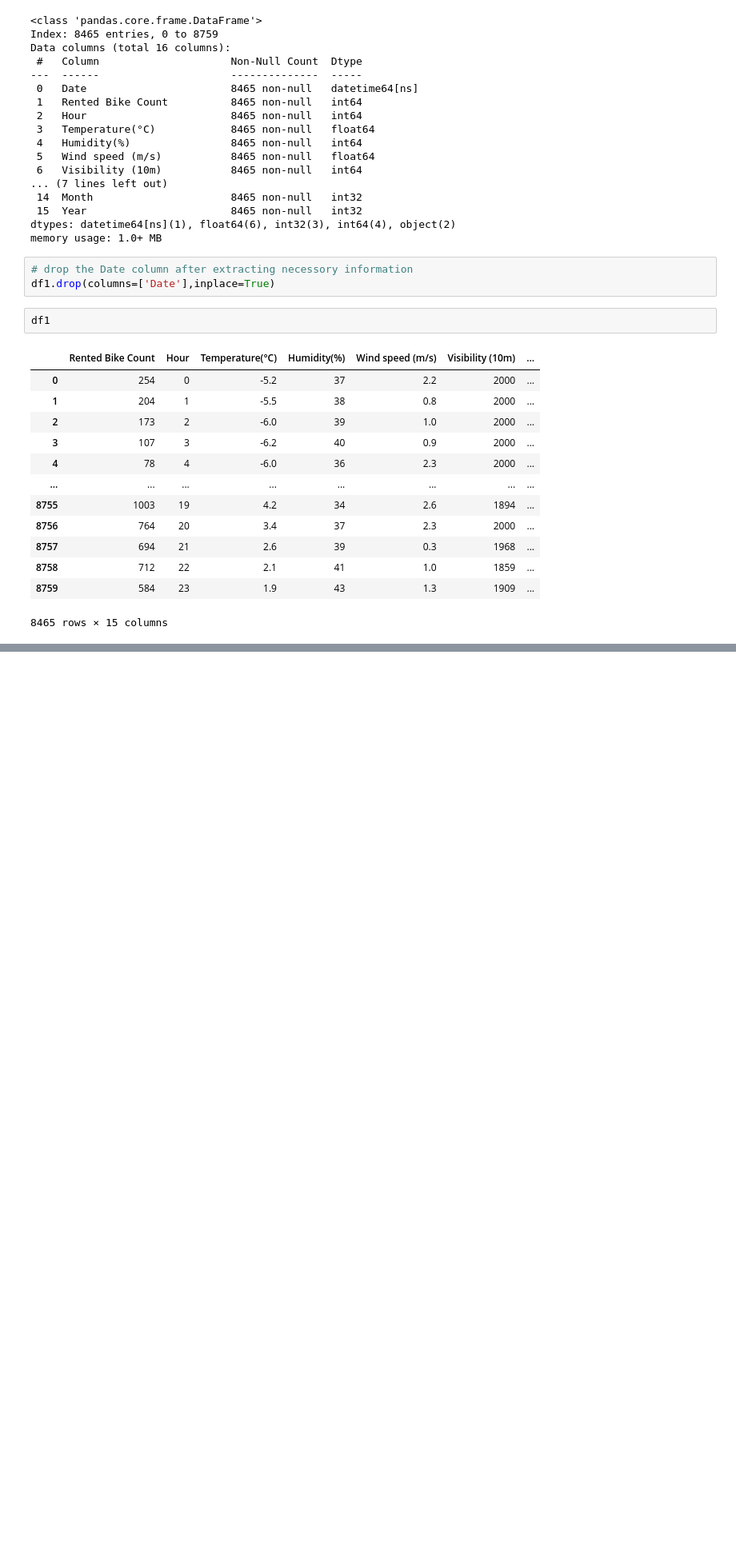
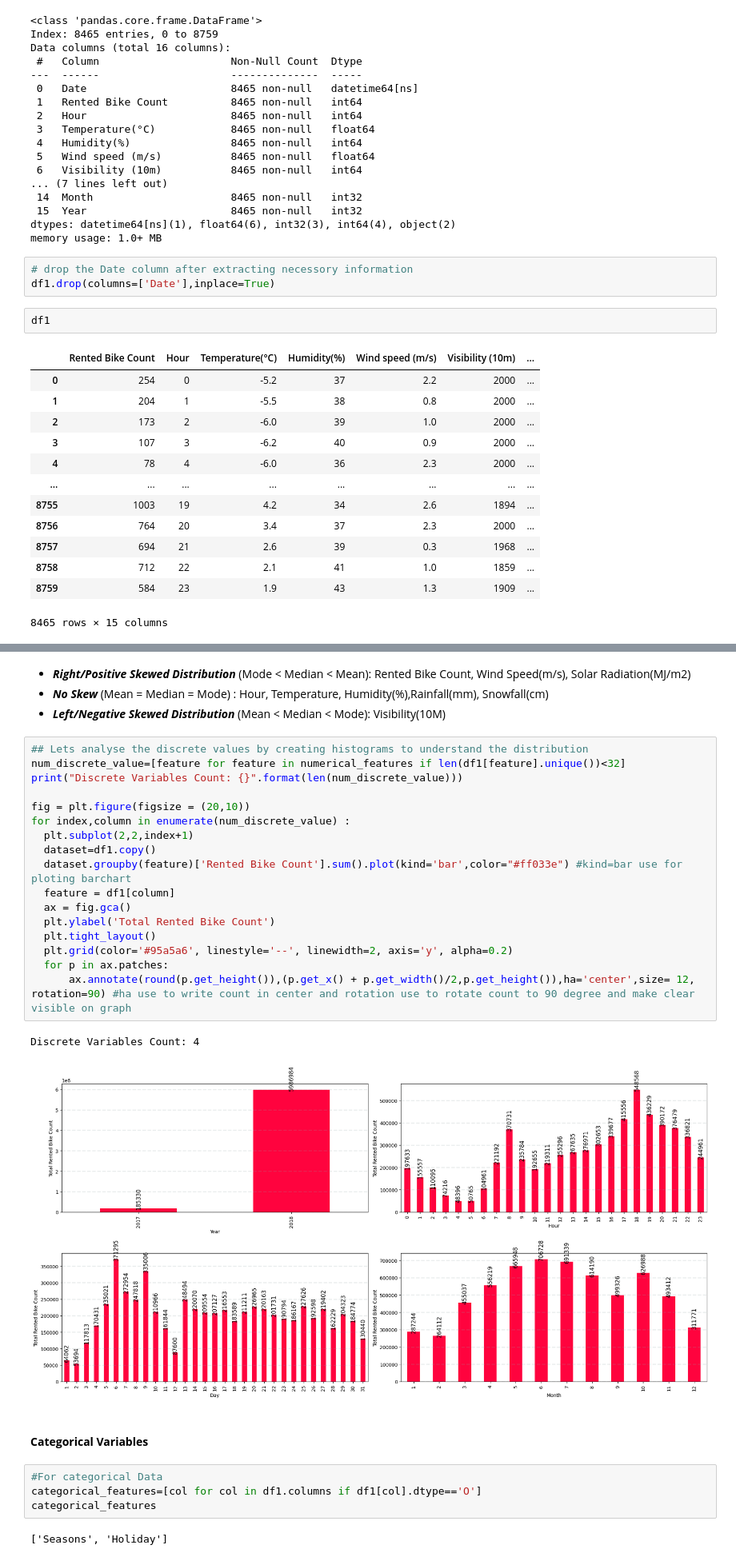
Before and after one commit to MalikAsadAftab/Seoul-Bike-Renting-Synthetic-Data-Generation, a Jupyter notebook: Seoul_Bike_Renting_Synthetic_Data_Generation.ipynb, the cells around one changed output, grey strips where cells are left out. Shown at 80% size. Saved outputs shown, nothing was run; the diff lists cells and outputs as text; blank space fills up the shorter version.

```diff
--- a/Seoul_Bike_Renting_Synthetic_Data_Generation.ipynb
+++ b/Seoul_Bike_Renting_Synthetic_Data_Generation.ipynb
@@ -267,0 +364,35 @@ df1
+# %% [markdown]
+
+
+
+*   ***Right/Positive Skewed Distribution*** (Mode < Median < Mean): Rented Bike Count, Wind Speed(m/s), Solar Radiation(MJ/m2)
+*   ***No Skew*** (Mean = Median = Mode) : Hour, Temperature, Humidity(%),Rainfall(mm), Snowfall(cm)
+*   ***Left/Negative Skewed Distribution*** (Mean < Median < Mode): Visibility(10M)
+# %%
+## Lets analyse the discrete values by creating histograms to understand the distribution
+num_discrete_value=[feature for feature in numerical_features if len(df1[feature].unique())<32]
+print("Discrete Variables Count: {}".format(len(num_discrete_value)))
+
+fig = plt.figure(figsize = (20,10))
+for index,column in enumerate(num_discrete_value) :
+  plt.subplot(2,2,index+1)
+  dataset=df1.copy()
+  dataset.groupby(feature)['Rented Bike Count'].sum().plot(kind='bar',color="#ff033e") #kind=bar use for ploting barchart
+  feature = df1[column]
+  ax = fig.gca()
+  plt.ylabel('Total Rented Bike Count')
+  plt.tight_layout()
+  plt.grid(color='#95a5a6', linestyle='--', linewidth=2, axis='y', alpha=0.2)
+  for p in ax.patches:
+      ax.annotate(round(p.get_height()),(p.get_x() + p.get_width()/2,p.get_height()),ha='center',size= 12, rotation=90) #ha use to write count in center and rotation use to rotate count to 90 degree and make clear visible on graph
+# %% [output]
+Discrete Variables Count: 4
+[figure, added]
+# %% [markdown]
+#### **Categorical Variables**
+# %%
+#For categorical Data
+categorical_features=[col for col in df1.columns if df1[col].dtype=='O']
+categorical_features
+# %% [output]
+['Seasons', 'Holiday']
```
Also changed, not shown: parts of 25 cells of this notebook.
